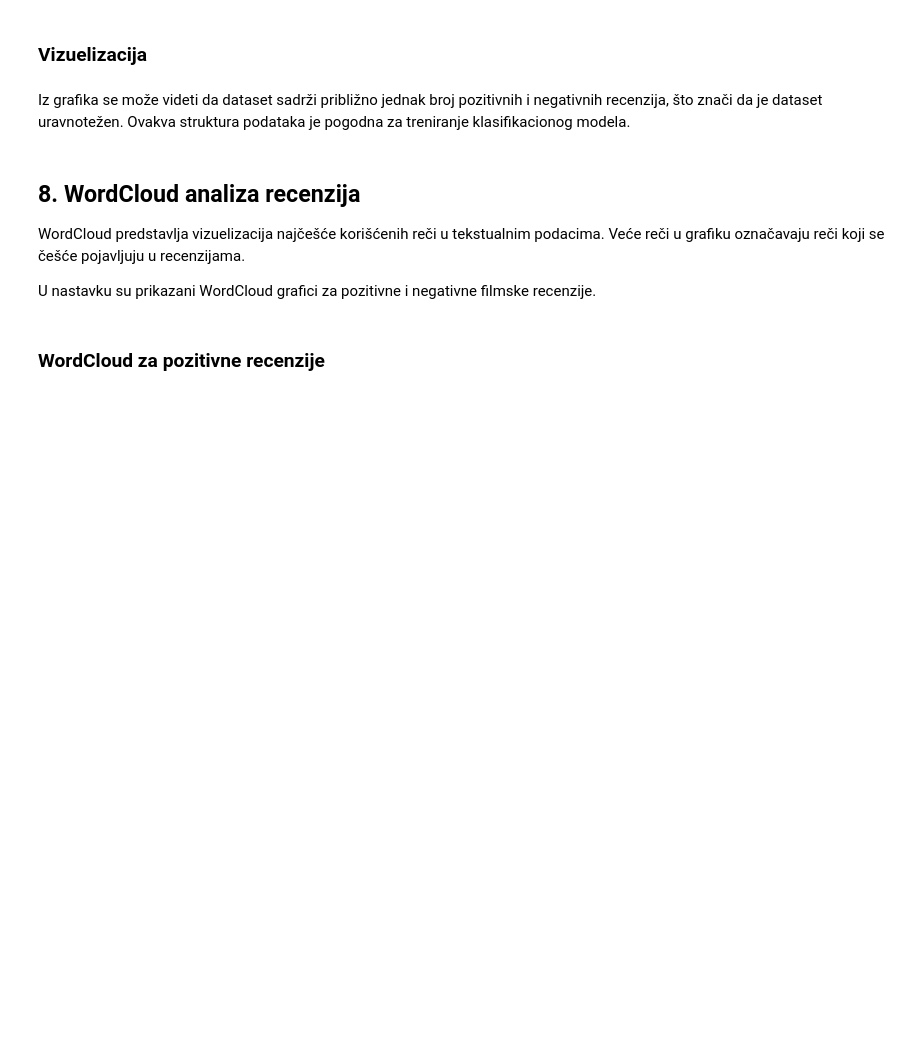
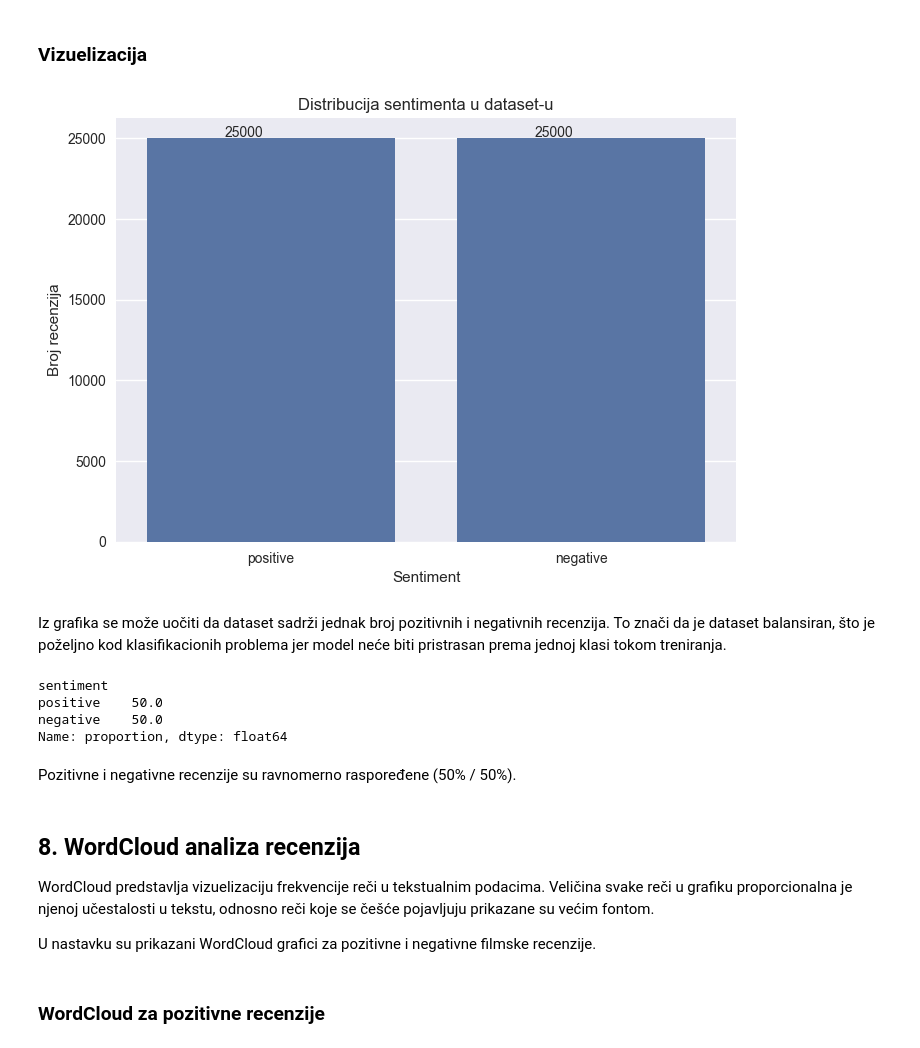
Before and after one commit to MarijaVidovic/MasinskoUcenjeTreciProjekat, a Jupyter notebook: IMDB.ipynb, the cells around one changed output. Cells and saved outputs as stored; diff of their text form; code cells hidden in the pictures; blank space fills up the shorter version.

```diff
--- a/IMDB.ipynb
+++ b/IMDB.ipynb
@@ -56,6 +59,7 @@ from tensorflow.keras.preprocessing.sequence import pad_sequences
 from tensorflow.keras.models import Sequential
 from tensorflow.keras.layers import Dense, Embedding, LSTM, Dropout, Input
 from tensorflow.keras.optimizers import Adam
+plt.style.use('seaborn-v0_8')
 # %% [markdown]
 ## 4. Učitavanje skupa podataka
 U ovom koraku učitavamo dataset u pandas DataFrame kako bismo mogli da analiziramo i obradimo podatke.
@@ -118,16 +180,31 @@ df['sentiment'].value_counts()
 # %% [markdown]
 ### Vizuelizacija
 # %%
-sns.countplot(x='sentiment', data = df)
+ax = sns.countplot(x='sentiment', data=df)
+for p in ax.patches:
+    ax.annotate(f'{int(p.get_height())}',
+                (p.get_x()+0.25, p.get_height()+100))
+
 plt.title("Distribucija sentimenta u dataset-u")
 plt.xlabel("Sentiment")
 plt.ylabel("Broj recenzija")
 plt.show()
+# %% [output]
+[figure, added]
 # %% [markdown]
-Iz grafika se može videti da dataset sadrži približno jednak broj pozitivnih i negativnih recenzija, što znači da je dataset uravnotežen. Ovakva struktura podataka je pogodna za treniranje klasifikacionog modela.
+Iz grafika se može uočiti da dataset sadrži jednak broj pozitivnih i negativnih recenzija. To znači da je dataset balansiran, što je poželjno kod klasifikacionih problema jer model neće biti pristrasan prema jednoj klasi tokom treniranja.
+# %%
+df['sentiment'].value_counts(normalize=True) * 100
+# %% [output]
+sentiment
+positive    50.0
+negative    50.0
+Name: proportion, dtype: float64
+# %% [markdown]
+Pozitivne i negativne recenzije su ravnomerno raspoređene (50% / 50%).
 # %% [markdown]
 ## 8. WordCloud analiza recenzija
-WordCloud predstavlja vizuelizacija najčešće korišćenih reči u tekstualnim podacima. Veće reči u grafiku označavaju reči koji se češće pojavljuju u recenzijama.
+WordCloud predstavlja vizuelizaciju frekvencije reči u tekstualnim podacima. Veličina svake reči u grafiku proporcionalna je njenoj učestalosti u tekstu, odnosno reči koje se češće pojavljuju prikazane su većim fontom.
 
 U nastavku su prikazani WordCloud grafici za pozitivne i negativne filmske recenzije.
 # %% [markdown]
```
Also changed, not shown: parts of 53 cells of this notebook.
